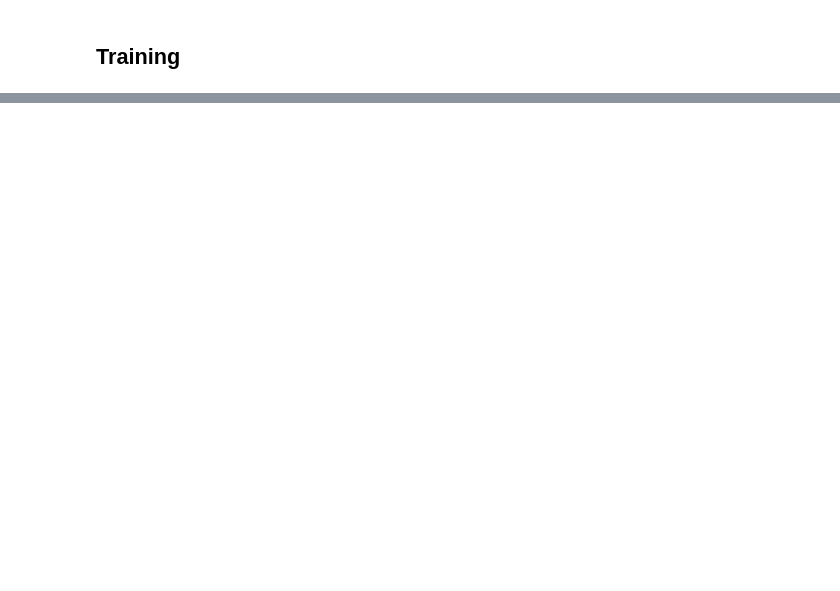
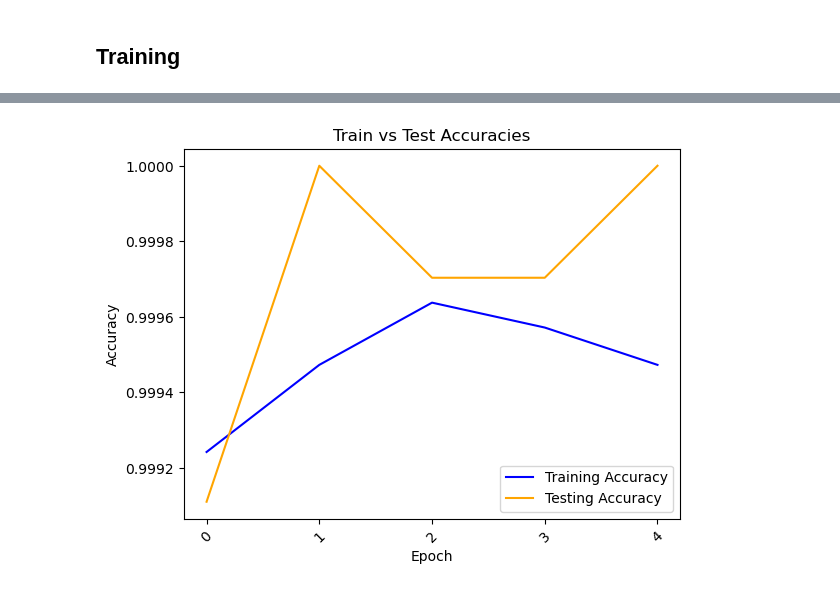
Before and after one commit to ShubhamMisar-12/FruitPrediction, a Jupyter notebook: fruit-prediction-cnn.ipynb, the cells around one changed output, grey strips where cells are left out. Drawn from its saved outputs; the diff is of its cells as text; code cells hidden in the pictures; blank space fills up the shorter version.

Commit message:
Model Prepared!

```diff
--- a/fruit-prediction-cnn.ipynb
+++ b/fruit-prediction-cnn.ipynb
@@ -107,10 +160,12 @@ test_data = ImageFolder('/kaggle/input/fruit-recognition/test', transform = tran
+# %%
+train_data = torch.utils.data.ConcatDataset([train_data2, train_data1])
 # %% [markdown]
 ## DataLoader
 # %%
 import torch
 import tqdm
 # %%
-train_loader = torch.utils.data.DataLoader(train_data, batch_size=16, shuffle=True, num_workers=2)
-test_loader = torch.utils.data.DataLoader(test_data, batch_size=16, shuffle=True, num_workers=2)
+train_loader = torch.utils.data.DataLoader(train_data, batch_size=64, shuffle=True, num_workers=2)
+test_loader = torch.utils.data.DataLoader(test_data, batch_size=64, shuffle=True, num_workers=2)
 # %% [markdown]
 ## Model Architecture
@@ -206,8 +224,8 @@ import torch.nn.parallel as parallel
 # %%
 if torch.cuda.device_count() > 1:
     print("Using", torch.cuda.device_count(), "GPUs!")
-    resnet18 = parallel.DataParallel(model)
+    model = parallel.DataParallel(model)
 
 device = torch.device("cuda" if torch.cuda.is_available() else "cpu")
-resnet18.to(device)
+model.to(device)
 # %% [output]
@@ -238,7 +257,7 @@ from tqdm import tqdm
 # %%
 train_accuracies = []
 test_accuracies = []
-num_epochs = 10
+num_epochs = 5
 for epoch in range(num_epochs):
     # Training
     train_loss = 0.0
@@ -304,0 +328,12 @@ KeyboardInterrupt:
+# %%
+sns.lineplot(x = range(5), y = train_accuracies, color = "blue", label = "Training Accuracy")
+sns.lineplot(x = range(5), y = test_accuracies, color = "orange", label = "Testing Accuracy")
+plt.title("Train vs Test Accuracies")
+plt.xlabel("Epoch")
+plt.ylabel("Accuracy")
+plt.xticks(range(0,5), rotation = 45)
+plt.yticks(label = range(0,1))
+plt.legend()
+plt.show()
+# %% [output]
+[figure, added]
```
Also changed, not shown: parts of 21 cells of this notebook.
